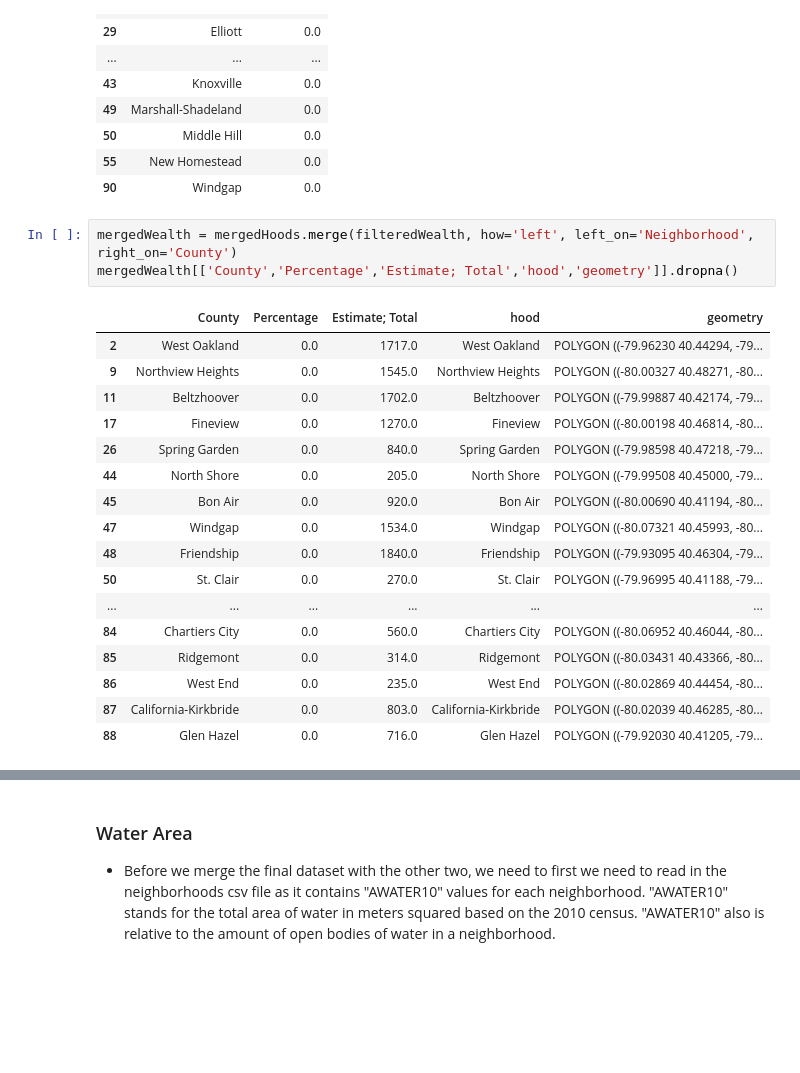
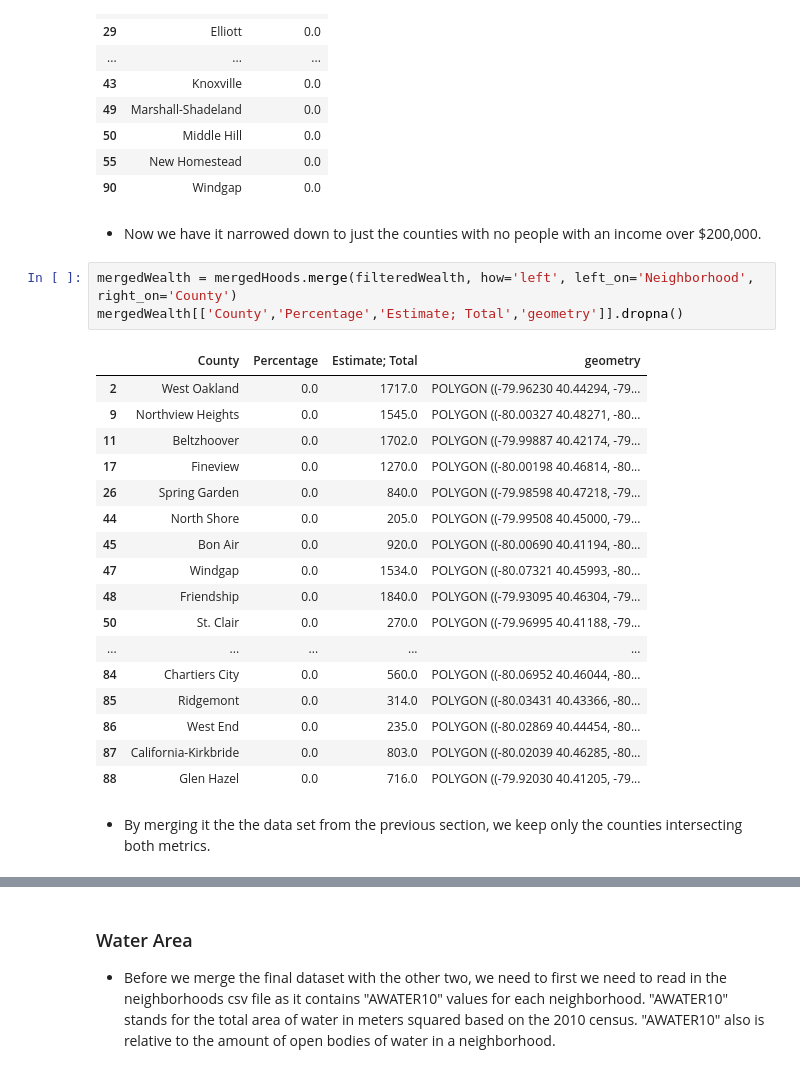
Before and after one commit to E-Wick/Big-Ideas-Final-Project, a Jupyter notebook: Final-Project-Combined-Notebook (1).ipynb, the cells around one changed output, grey strips where cells are left out. Drawn from its saved outputs; the diff is of its cells as text; blank space fills up the shorter version.

Commit message:
Added markdown for Emily's section

```diff
--- a/Final-Project-Combined-Notebook (1).ipynb
+++ b/Final-Project-Combined-Notebook (1).ipynb
@@ -202,27 +208,31 @@ filteredWealth
 | 50 | Middle Hill | 0.0 |
 | 55 | New Homestead | 0.0 |
 | 90 | Windgap | 0.0 |
+# %% [markdown]
+- Now we have it narrowed down to just the counties with no people with an income over $200,000.
 # %%
 mergedWealth = mergedHoods.merge(filteredWealth, how='left', left_on='Neighborhood', right_on='County')
-mergedWealth[['County','Percentage','Estimate; Total','hood','geometry']].dropna()
+mergedWealth[['County','Percentage','Estimate; Total','geometry']].dropna()
 # %% [output]
-|  | County | Percentage | Estimate; Total | hood | geometry |
-| 2 | West Oakland | 0.0 | 1717.0 | West Oakland | POLYGON ((-79.96230 40.44294, -79... |
-| 9 | Northview Heights | 0.0 | 1545.0 | Northview Heights | POLYGON ((-80.00327 40.48271, -80... |
-| 11 | Beltzhoover | 0.0 | 1702.0 | Beltzhoover | POLYGON ((-79.99887 40.42174, -79... |
-| 17 | Fineview | 0.0 | 1270.0 | Fineview | POLYGON ((-80.00198 40.46814, -80... |
-| 26 | Spring Garden | 0.0 | 840.0 | Spring Garden | POLYGON ((-79.98598 40.47218, -79... |
-| 44 | North Shore | 0.0 | 205.0 | North Shore | POLYGON ((-79.99508 40.45000, -79... |
-| 45 | Bon Air | 0.0 | 920.0 | Bon Air | POLYGON ((-80.00690 40.41194, -80... |
-| 47 | Windgap | 0.0 | 1534.0 | Windgap | POLYGON ((-80.07321 40.45993, -80... |
-| 48 | Friendship | 0.0 | 1840.0 | Friendship | POLYGON ((-79.93095 40.46304, -79... |
-| 50 | St. Clair | 0.0 | 270.0 | St. Clair | POLYGON ((-79.96995 40.41188, -79... |
-| ... | ... | ... | ... | ... | ... |
-| 84 | Chartiers City | 0.0 | 560.0 | Chartiers City | POLYGON ((-80.06952 40.46044, -80... |
-| 85 | Ridgemont | 0.0 | 314.0 | Ridgemont | POLYGON ((-80.03431 40.43366, -80... |
-| 86 | West End | 0.0 | 235.0 | West End | POLYGON ((-80.02869 40.44454, -80... |
-| 87 | California-Kirkbride | 0.0 | 803.0 | California-Kirkbride | POLYGON ((-80.02039 40.46285, -80... |
-| 88 | Glen Hazel | 0.0 | 716.0 | Glen Hazel | POLYGON ((-79.92030 40.41205, -79... |
+|  | County | Percentage | Estimate; Total | geometry |
+| 2 | West Oakland | 0.0 | 1717.0 | POLYGON ((-79.96230 40.44294, -79... |
+| 9 | Northview Heights | 0.0 | 1545.0 | POLYGON ((-80.00327 40.48271, -80... |
+| 11 | Beltzhoover | 0.0 | 1702.0 | POLYGON ((-79.99887 40.42174, -79... |
+| 17 | Fineview | 0.0 | 1270.0 | POLYGON ((-80.00198 40.46814, -80... |
+| 26 | Spring Garden | 0.0 | 840.0 | POLYGON ((-79.98598 40.47218, -79... |
+| 44 | North Shore | 0.0 | 205.0 | POLYGON ((-79.99508 40.45000, -79... |
+| 45 | Bon Air | 0.0 | 920.0 | POLYGON ((-80.00690 40.41194, -80... |
+| 47 | Windgap | 0.0 | 1534.0 | POLYGON ((-80.07321 40.45993, -80... |
+| 48 | Friendship | 0.0 | 1840.0 | POLYGON ((-79.93095 40.46304, -79... |
+| 50 | St. Clair | 0.0 | 270.0 | POLYGON ((-79.96995 40.41188, -79... |
+| ... | ... | ... | ... | ... |
+| 84 | Chartiers City | 0.0 | 560.0 | POLYGON ((-80.06952 40.46044, -80... |
+| 85 | Ridgemont | 0.0 | 314.0 | POLYGON ((-80.03431 40.43366, -80... |
+| 86 | West End | 0.0 | 235.0 | POLYGON ((-80.02869 40.44454, -80... |
+| 87 | California-Kirkbride | 0.0 | 803.0 | POLYGON ((-80.02039 40.46285, -80... |
+| 88 | Glen Hazel | 0.0 | 716.0 | POLYGON ((-79.92030 40.41205, -79... |
+# %% [markdown]
+- By merging it the the data set from the previous section, we keep only the counties intersecting both metrics.
 # %%
 fig = plt.figure(1, figsize=(30,20))
 ax = fig.add_subplot()
```
Also changed, not shown: parts of 7 cells of this notebook.
